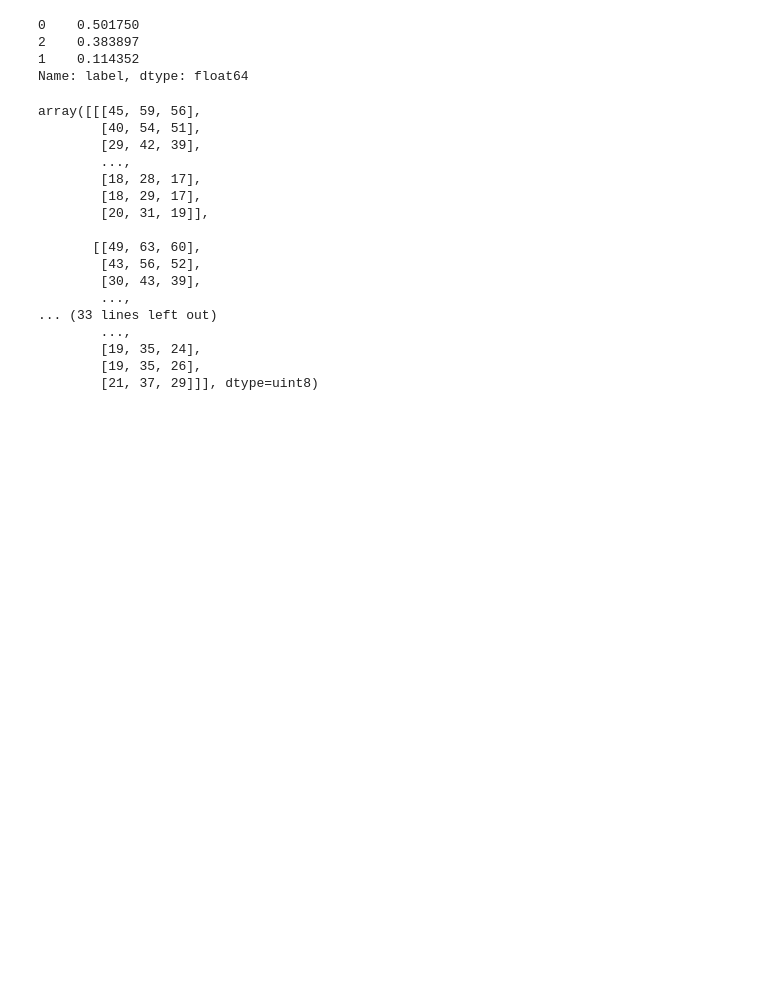
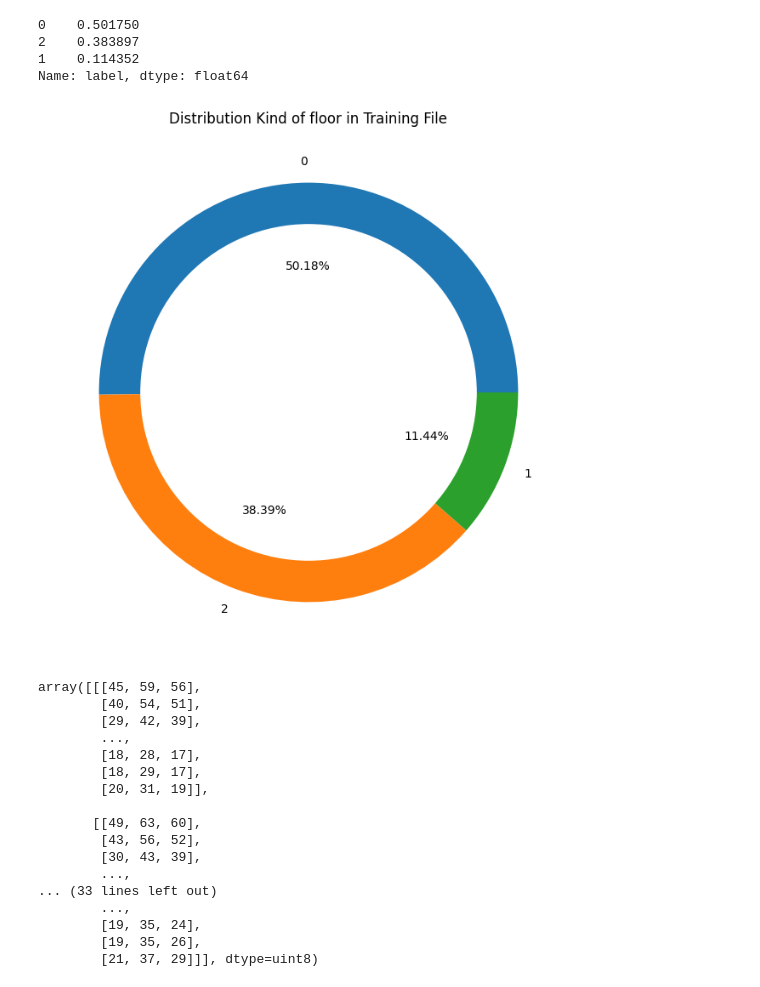
Before and after one commit to 75Engel/Deforestation, a Jupyter notebook: notebook_1.ipynb, the cells around one changed output. Saved outputs shown, nothing was run; the diff lists cells and outputs as text; code cells hidden in the pictures; blank space fills up the shorter version.

```diff
--- a/notebook_1.ipynb
+++ b/notebook_1.ipynb
@@ -135,6 +136,22 @@ train_set['label'].value_counts(ascending=False,normalize=True)
 2    0.383897
 1    0.114352
 Name: label, dtype: float64
+# %%
+plt.figure(figsize=(8,8))
+my_circle=plt.Circle( (0,0),
+                     0.8, # Grosor del donut
+                     color='white')
+
+data = train_set['label'].value_counts()
+plt.pie(data.values,
+        labels=data.index,
+        autopct='%1.2f%%');
+
+p=plt.gcf()
+p.gca().add_artist(my_circle)
+plt.title("Distribution Kind of floor in Training File");
+# %% [output]
+[figure, added]
 # %%
 image=imread(train_set['path'][0])                      # Loading images as arrays, this row ist an example to confirm correct code
 # %%
```
Also changed, not shown: parts of 9 cells of this notebook.
